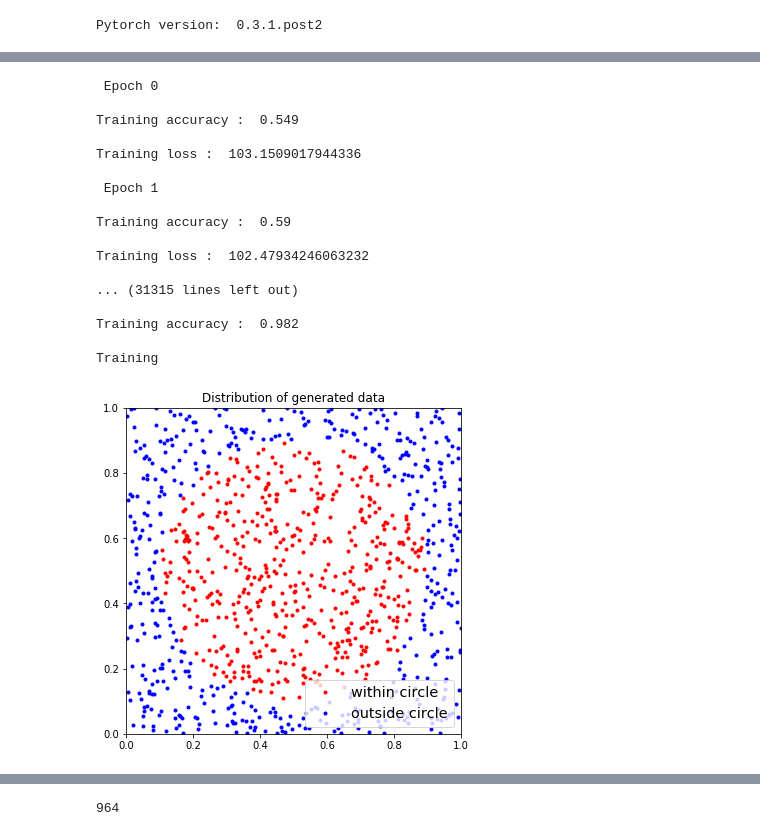
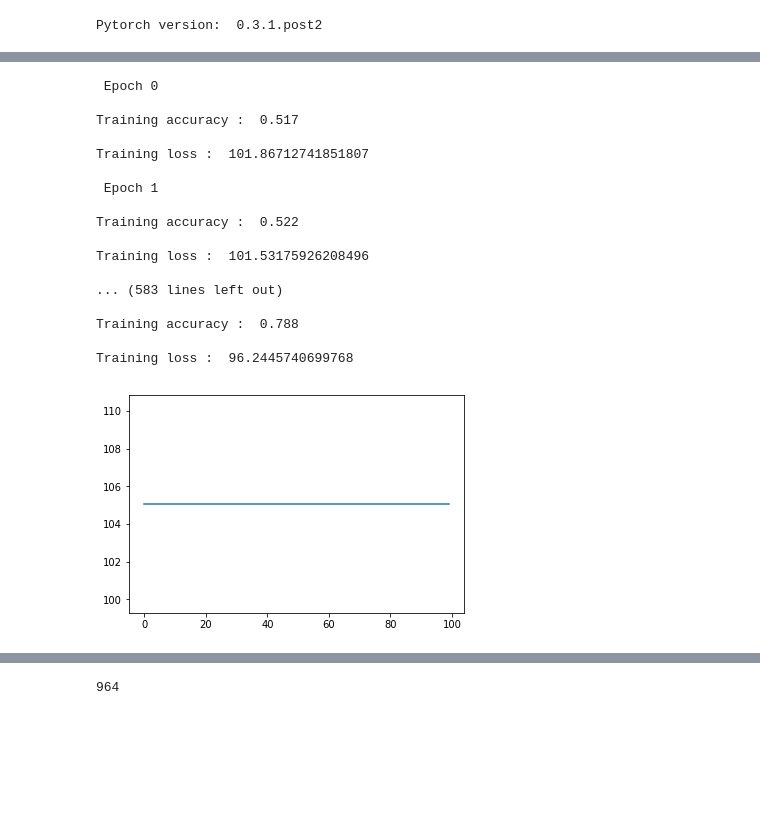
Before and after one commit to LucaZampieri/DL, a Jupyter notebook: Z/two/project2_luca.ipynb, the cells around one changed output, grey strips where cells are left out. Saved outputs shown, nothing was run; the diff lists cells and outputs as text; code cells hidden in the pictures; blank space fills up the shorter version.

```diff
--- a/Z/two/project2_luca.ipynb
+++ b/Z/two/project2_luca.ipynb
@@ -33,9 +53,0 @@ train_target
-# %%
-
-
-
-loadData.plot_data(train_input, train_target, show_plot = False)
-
-train_target = torch.cat((1-train_target.unsqueeze(1), train_target.unsqueeze(1)),1)
-test_target = torch.cat((1-test_target.unsqueeze(1), test_target.unsqueeze(1)),1)
-print(train_target.size())
@@ -445,11 +54,11 @@ LOSS:  0.5108255743980408
 # %%
-Lin1 = Linear(2,25)
-Lin2 = Linear(25,25)
-Lin3 = Linear(25,2)
-act1 = ReLU()
-act2 = ReLU()
-act3 = Tanh()
-act4 = Sigmoid()
+Lin1 = modules.Linear(2,25)
+Lin2 = modules.Linear(25,25)
+Lin3 = modules.Linear(25,2)
+act1 = modules.ReLU()
+act2 = modules.ReLU()
+act3 = modules.Tanh()
+act4 = modules.Sigmoid()
 layers = [
     Lin1,
     act1,
@@ -459,16 +68,16 @@ layers = [
     act3,
     act4]
 #loss = LossBCE()
-loss = LossMSE()
-model = Sequential(layers, loss)
-#optim = SGDOptimizer(model, 0.002)
+loss = modules.LossMSE()
+model = modules.Sequential(layers, loss)
+optimizer = optim.SGDOptimizer(model, 0.02)
 
-optim = BFGSOptimizer(model, 0.2)
+#optimizer = optim.BFGSOptimizer(model, 2)
 # %%
 loss_list = []
 train_acc = []
 
-for epoch in range(10000):
+for epoch in range(100):
 
     print("\n Epoch", epoch)
 
@@ -483,7 +92,7 @@ for epoch in range(10000):
         batch_loss = loss.forward(output, train_target[b:b+batch_size,:])
         train_loss += batch_loss
         model.backward()
-        optim.step()
+        optimizer.step()
 
         _, pred = torch.max(output,1)
         _, target = torch.max(train_target[b:b+batch_size],1)
@@ -497,26 +106,27 @@ for epoch in range(10000):
 # %% [output]
  Epoch 0
 
-Training accuracy :  0.549
+Training accuracy :  0.517
 
-Training loss :  103.1509017944336
+Training loss :  101.86712741851807
 
  Epoch 1
 
-Training accuracy :  0.59
+Training accuracy :  0.522
 
-Training loss :  102.47934246063232
+Training loss :  101.53175926208496
 
-... (31315 lines left out)
+... (583 lines left out)
 
-Training accuracy :  0.982
+Training accuracy :  0.788
 
-Training
+Training loss :  96.2445740699768
 # %%
+plt.figure(5)
 plt.plot(loss_list)
 plt.show()
 # %% [output]
-[figure, old version]
+[figure, new version]
 # %%
 plt.plot(train_acc)
 plt.show()
```
Also changed, not shown: parts of 16 cells of this notebook, 3 other files.
